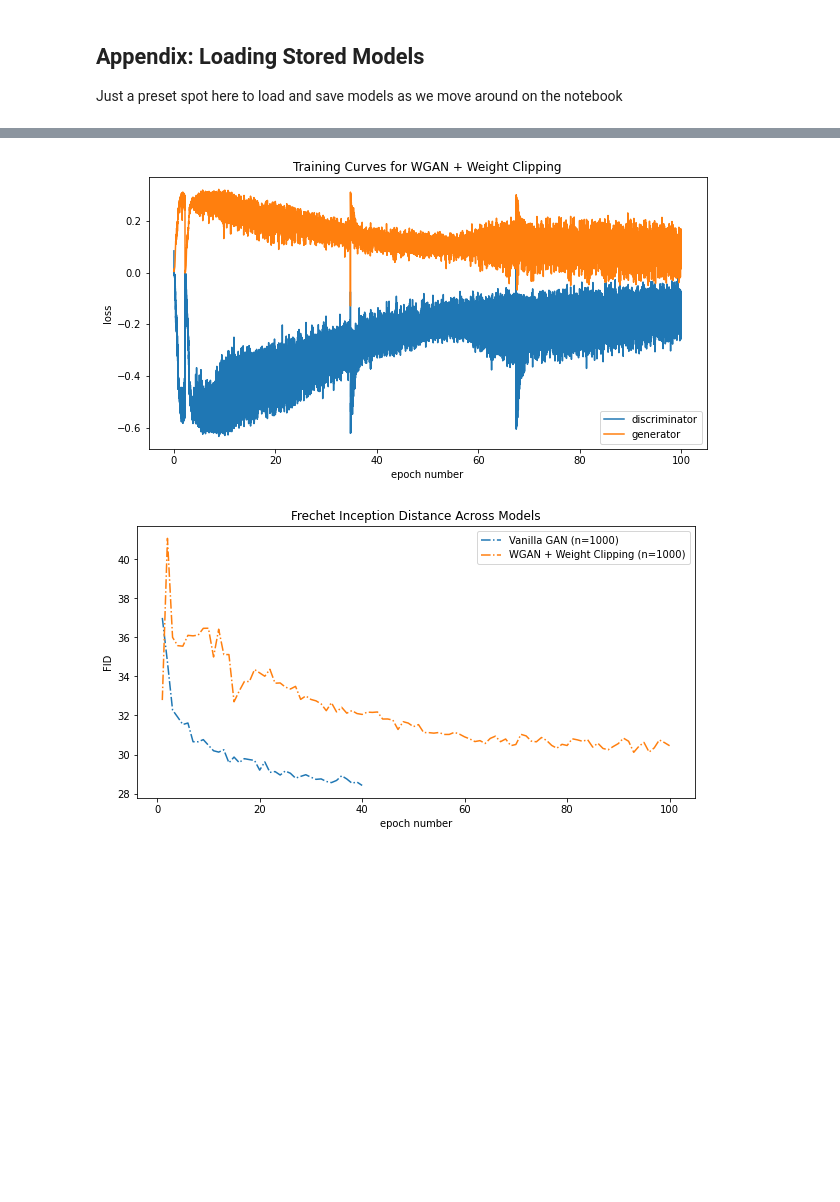
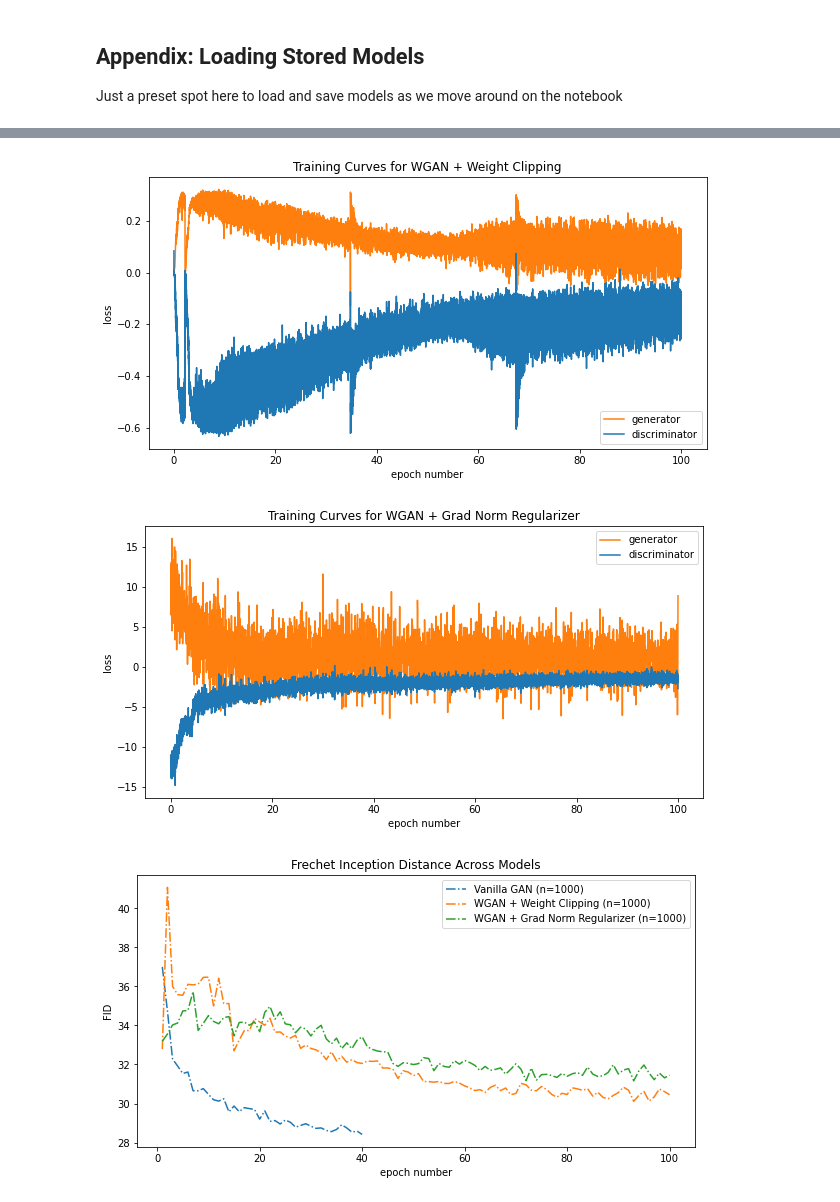
Before and after one commit to quinnfrank/GAN-regularization, a Jupyter notebook: DCGAN.ipynb, the cells around one changed output, grey strips where cells are left out. Saved outputs shown, nothing was run; the diff lists cells and outputs as text; code cells hidden in the pictures; blank space fills up the shorter version.

```diff
--- a/DCGAN.ipynb
+++ b/DCGAN.ipynb
@@ -598,8 +598,8 @@ def plot_train_summaries(train_summs):
         epochs_gen = np.linspace(0, train_summ['num_epochs'], len(train_summ['loss_gen']))
 
         fig, ax = plt.subplots(figsize=(10, 5))
-        ax.plot(epochs_dis, train_summ['loss_dis'], label="discriminator")
-        ax.plot(epochs_gen, train_summ['loss_gen'], label="generator")
+        ax.plot(epochs_gen, train_summ['loss_gen'], label="generator", c="#ff7f0e")
+        ax.plot(epochs_dis, train_summ['loss_dis'], label="discriminator", c="#1f77b4")
         ax.legend()
         ax.set_title(f"Training Curves for {model_name}")
         ax.set_xlabel("epoch number")
@@ -1108,4 +1107,5 @@ torch.save(dis, "models/wgan_dis")
 # %%
 plot_train_summaries({"Vanilla GAN": vanilla_summ,
-                      "WGAN + Weight Clipping": wgan_summ})
+                      "WGAN + Weight Clipping": wgan_summ,
+                      "WGAN + Grad Norm Regularizer": iwgan_summ})
 # %% [output]
@@ -1113,5 +1113,6 @@ plot_train_summaries({"Vanilla GAN": vanilla_summ,
-[figure, old version]
+[figure, new version]
-[figure, old version]
+[figure, new version]
+[figure, added]
 # %%
 plot_generator_samples(vgen, title="Vanilla GAN Sampled Images")
 plot_generator_samples(wgen, title="WGAN + Weight Clipping Sampled Images")
```
Also changed, not shown: parts of 33 cells of this notebook, 9 other files.
